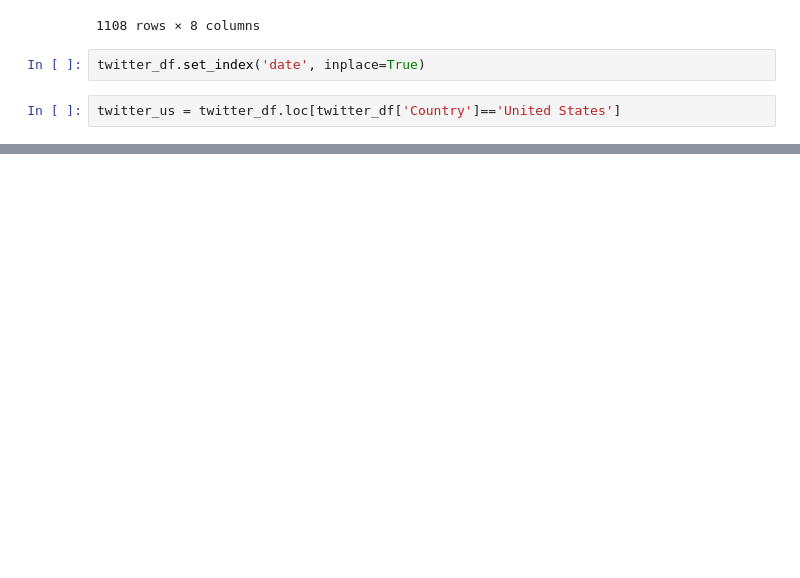
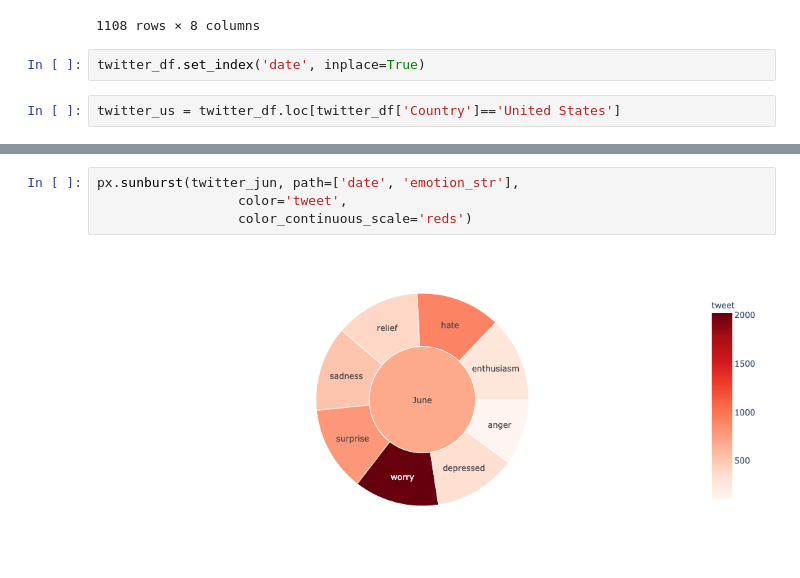
Before and after one commit to larisa-a/Emotional-Market, a Jupyter notebook: Covid-Data-Analysis.ipynb, the cells around one changed output, grey strips where cells are left out. Drawn from its saved outputs; the diff is of its cells as text; blank space fills up the shorter version.

```diff
--- a/Covid-Data-Analysis.ipynb
+++ b/Covid-Data-Analysis.ipynb
@@ -273,0 +371,6 @@ twitter_us.plot.bar(y="tweet", figsize=(20,10))
+# %%
+px.sunburst(twitter_jun, path=['date', 'emotion_str'],
+                  color='tweet',
+                  color_continuous_scale='reds')
+# %% [output]
+[figure, added]
```
Also changed, not shown: parts of 43 cells of this notebook, 1 other file.
